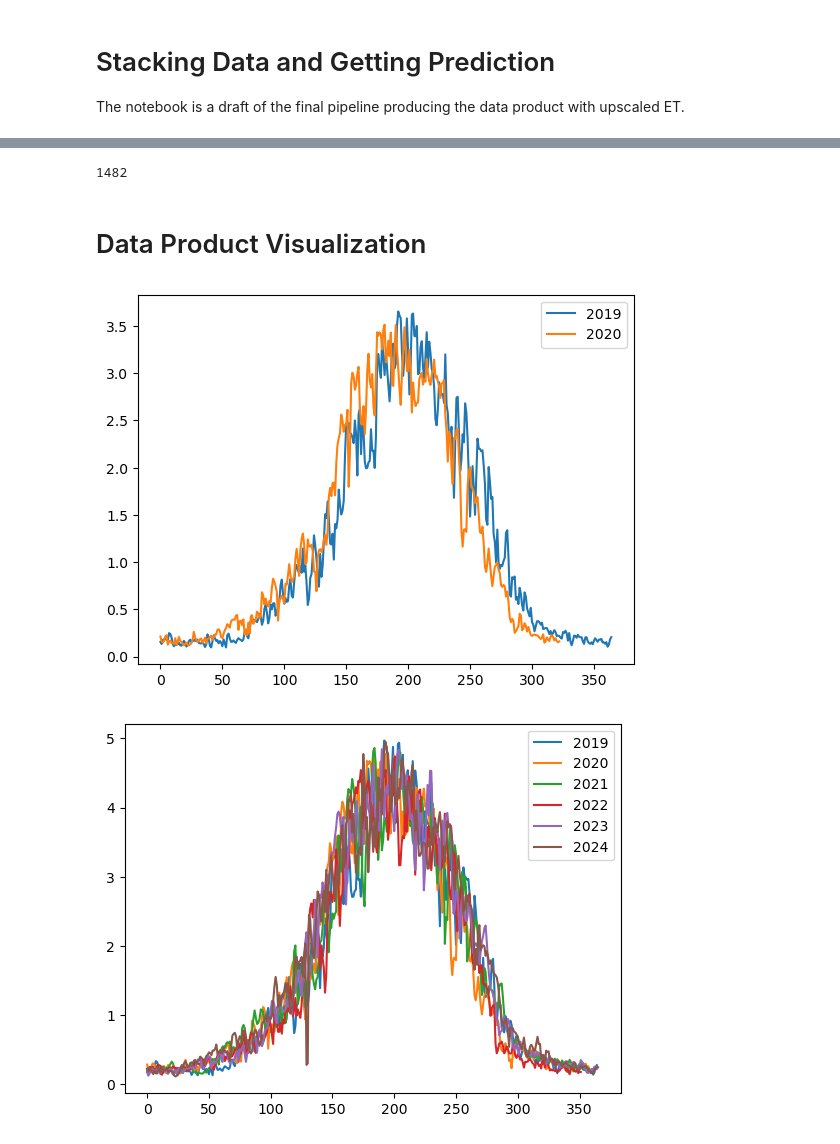
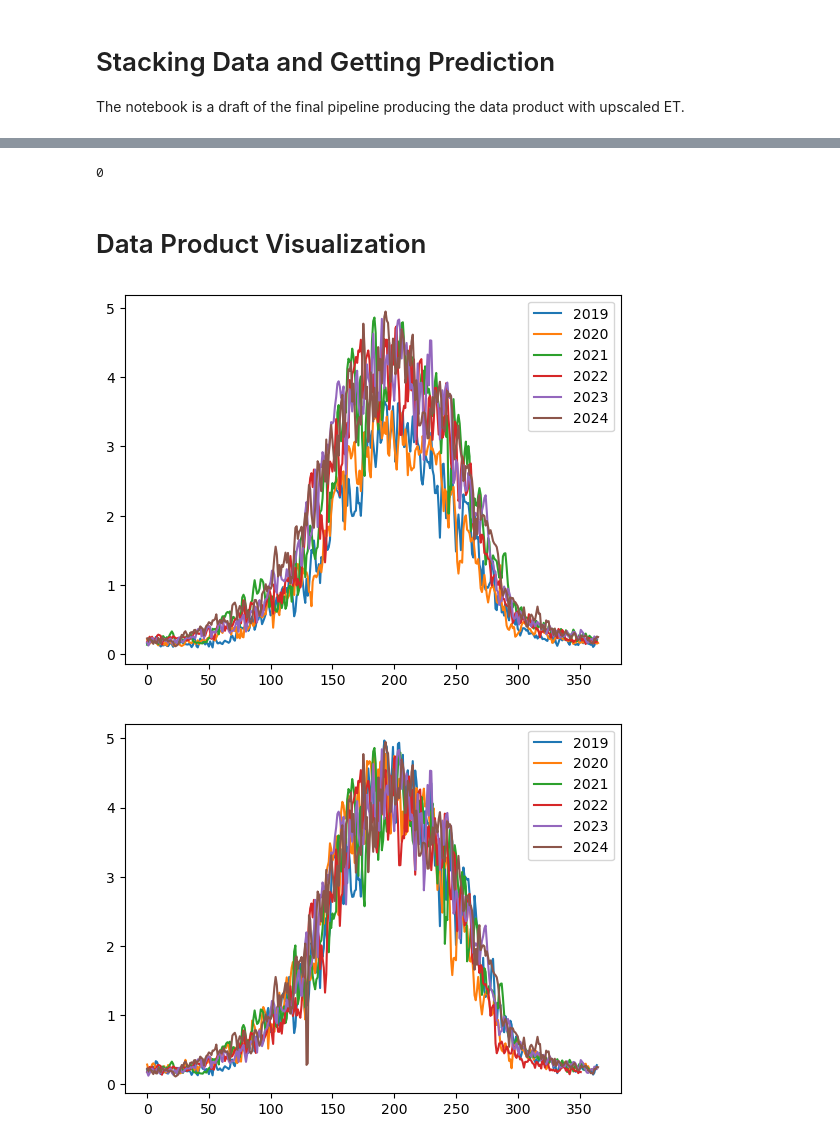
Before and after one commit to RTGS-Lab/Paper-Rozanov-et-al-ML-ET, a Jupyter notebook: pipeline/3. DataStacking.ipynb, the cells around one changed output, grey strips where cells are left out. Cells and saved outputs as stored; diff of their text form; code cells hidden in the pictures.

Commit message:
figures

```diff
--- a/pipeline/3. DataStacking.ipynb
+++ b/pipeline/3. DataStacking.ipynb
@@ -80,20 +98,37 @@ sorted_fnames = sorted(raw_f, key=extract_year_doy)
 
 all_mod = [listdir(join(root_dir, 'MODIS', str(year))) for year in range(2019,2025)]
 all_mod = [sub for l in all_mod for sub in l]
-
+gaps_mod = [
+    'MODIS_2022_284.tif',
+    'MODIS_2022_285.tif',
+    'MODIS_2022_286.tif',
+    'MODIS_2022_287.tif',
+    'MODIS_2022_288.tif',
+    'MODIS_2022_289.tif',
+    'MODIS_2022_290.tif',
+    'MODIS_2022_291.tif',
+    'MODIS_2022_292.tif',
+    'MODIS_2022_293.tif',
+    'MODIS_2022_294.tif',
+    'MODIS_2022_295.tif',
+]
 to_process = []
 total=0
 for modname in all_mod:
     if modname.replace('MODIS', 'ET').replace('tif', 'npz') not in sorted_fnames:
         total+=1
         to_process.append(modname)
+for gap in gaps_mod:
+    if gap.replace('MODIS', 'ET').replace('tif', 'npz') not in sorted_fnames:
+        total+=1
+        to_process.append(gap)
 print(total)
 np.savetxt('./remaining_files.txt', to_process, fmt='%s',delimiter='\n')
 # %% [output]
-1482
+0
 # %%
 '''Raw .npz to yearly .nc'''
-for year in range(2019,2021): #2025
+for year in range(2019,2025):
     ETs = []
     dates = []
     for fname in sorted_fnames:
@@ -131,17 +166,17 @@ for year in range(2019,2021): #2025
 # Data Product Visualization
 # %%
 data = []
-for year in range(2019, 2021): #2025
+for year in range(2019, 2025):
     ds = xr.open_dataset(f'{root_dir}/ET_new/ET_{year}.nc')#.mean('date')
     data.append(ds.mean(['x','y']).Evapotranspiration.values)
 # %%
 fig, ax = plt.subplots(1,1)
-for idx, i in enumerate(range(2019,2021)): #2025
+for idx, i in enumerate(range(2019,2025)): #2025
     ax.plot(data[idx], label=i)
 plt.legend()
 plt.show()
 # %% [output]
-[figure, old version]
+[figure, new version]
 # %%
 fig, ax = plt.subplots(1,1)
 for idx, i in enumerate(range(2019,2025)):
```
Also changed, not shown: parts of 4 cells of this notebook, 10 other files.
